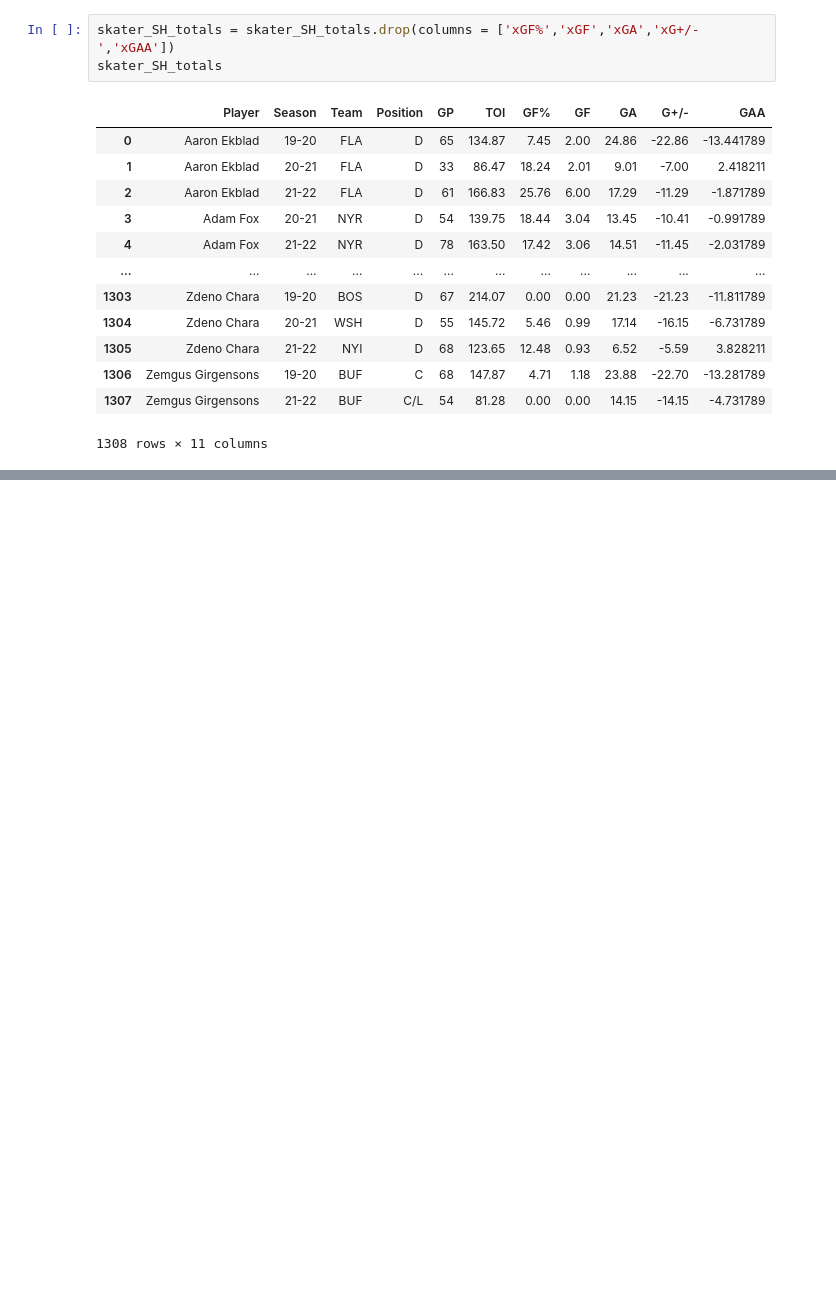
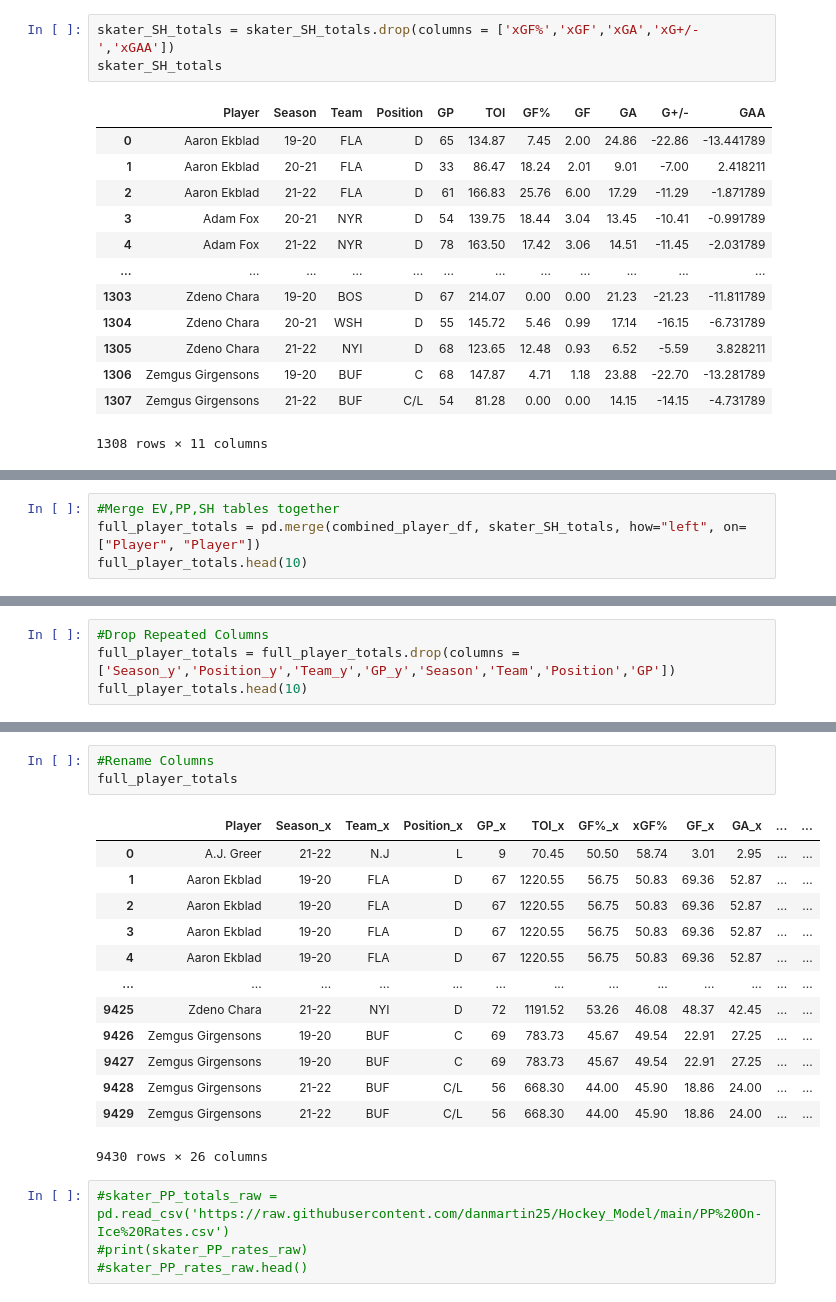
Before and after one commit to danmartin25/Hockey_Model, a Jupyter notebook: Hockey_Model_Mark_I.ipynb, the cells around one changed output, grey strips where cells are left out. Saved outputs shown, nothing was run; the diff lists cells and outputs as text; blank space fills up the shorter version.

```diff
--- a/Hockey_Model_Mark_I.ipynb
+++ b/Hockey_Model_Mark_I.ipynb
@@ -355,0 +389,4 @@ combined_player_df.head(10)
+# %%
+#Merge EV,PP,SH tables together
+full_player_totals = pd.merge(combined_player_df, skater_SH_totals, how="left", on=["Player", "Player"])
+full_player_totals.head(10)
@@ -355,0 +406,4 @@ combined_player_df.head(10)
+# %%
+#Drop Repeated Columns
+full_player_totals = full_player_totals.drop(columns = ['Season_y','Position_y','Team_y','GP_y','Season','Team','Position','GP'])
+full_player_totals.head(10)
@@ -355,0 +423,21 @@ combined_player_df.head(10)
+# %%
+#Rename Columns
+full_player_totals
+# %% [output]
+|  | Player | Season_x | Team_x | Position_x | GP_x | TOI_x | GF%_x | xGF% | GF_x | GA_x | ... | ... |
+| 0 | A.J. Greer | 21-22 | N.J | L | 9 | 70.45 | 50.50 | 58.74 | 3.01 | 2.95 | ... | ... |
+| 1 | Aaron Ekblad | 19-20 | FLA | D | 67 | 1220.55 | 56.75 | 50.83 | 69.36 | 52.87 | ... | ... |
+| 2 | Aaron Ekblad | 19-20 | FLA | D | 67 | 1220.55 | 56.75 | 50.83 | 69.36 | 52.87 | ... | ... |
+| 3 | Aaron Ekblad | 19-20 | FLA | D | 67 | 1220.55 | 56.75 | 50.83 | 69.36 | 52.87 | ... | ... |
+| 4 | Aaron Ekblad | 19-20 | FLA | D | 67 | 1220.55 | 56.75 | 50.83 | 69.36 | 52.87 | ... | ... |
+| ... | ... | ... | ... | ... | ... | ... | ... | ... | ... | ... | ... | ... |
+| 9425 | Zdeno Chara | 21-22 | NYI | D | 72 | 1191.52 | 53.26 | 46.08 | 48.37 | 42.45 | ... | ... |
+| 9426 | Zemgus Girgensons | 19-20 | BUF | C | 69 | 783.73 | 45.67 | 49.54 | 22.91 | 27.25 | ... | ... |
+| 9427 | Zemgus Girgensons | 19-20 | BUF | C | 69 | 783.73 | 45.67 | 49.54 | 22.91 | 27.25 | ... | ... |
+| 9428 | Zemgus Girgensons | 21-22 | BUF | C/L | 56 | 668.30 | 44.00 | 45.90 | 18.86 | 24.00 | ... | ... |
+| 9429 | Zemgus Girgensons | 21-22 | BUF | C/L | 56 | 668.30 | 44.00 | 45.90 | 18.86 | 24.00 | ... | ... |
+9430 rows × 26 columns
+# %%
+#skater_PP_totals_raw = pd.read_csv('https://raw.githubusercontent.com/danmartin25/Hockey_Model/main/PP%20On-Ice%20Rates.csv')
+#print(skater_PP_rates_raw)
+#skater_PP_rates_raw.head()
```
Also changed, not shown: parts of 9 cells of this notebook.
